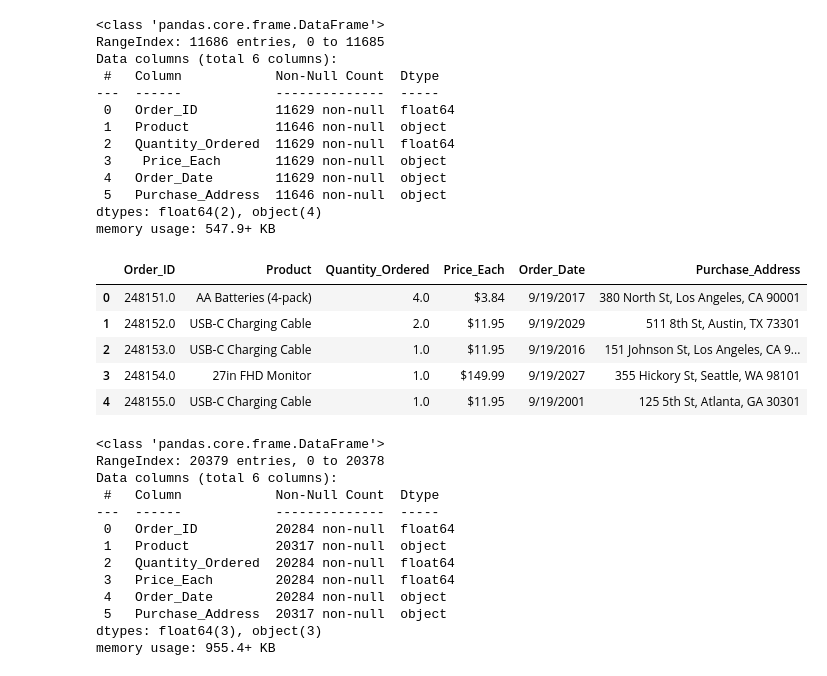
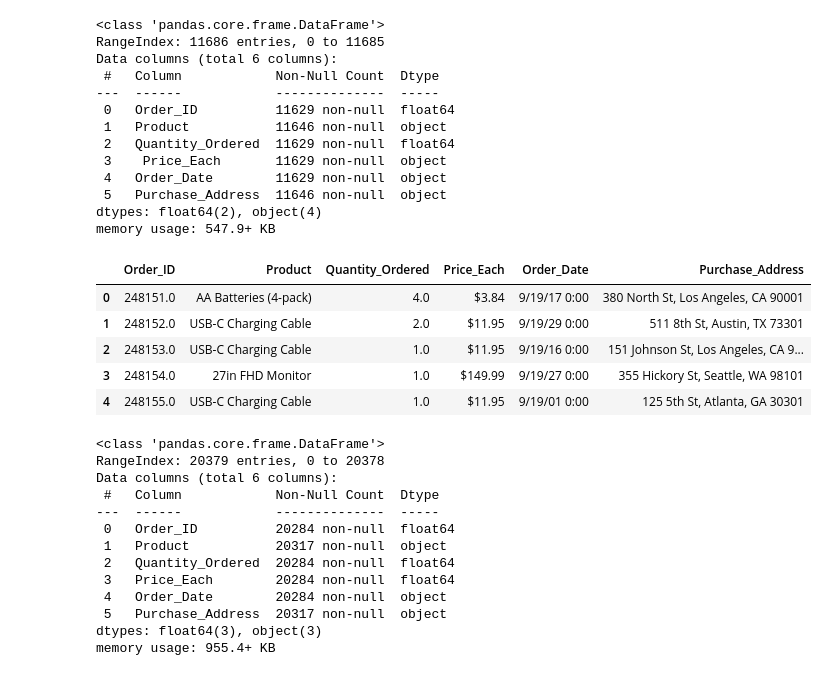
Before and after one commit to lihlasaisi/Sales-Dashboard, a Jupyter notebook: Sales EDA.ipynb, the cells around one changed output. Drawn from its saved outputs; the diff is of its cells as text; code cells hidden in the pictures.

```diff
--- a/Sales EDA.ipynb
+++ b/Sales EDA.ipynb
@@ -10,7 +16,7 @@ May=pd.read_csv(r'C:\Users\hp\Box\Azubi-Africa\Capstone\Final\Sales_May_2019.csv
 Jun=pd.read_csv(r'C:\Users\hp\Box\Azubi-Africa\Capstone\Final\Sales_June_2019.csv')
 Jul=pd.read_csv(r'C:\Users\hp\Box\Azubi-Africa\Capstone\Final\Sales_July_2019.csv')
 Aug=pd.read_csv(r'C:\Users\hp\Box\Azubi-Africa\Capstone\Final\Sales_August_2019.csv')
-Sept=pd.read_csv(r'C:\Users\hp\Box\Azubi-Africa\Capstone\Final\Sales_September_2019.csv')
+Sep=pd.read_csv(r'C:\Users\hp\Box\Azubi-Africa\Capstone\Final\Sales_September_2019.csv')
 Oct=pd.read_csv(r'C:\Users\hp\Box\Azubi-Africa\Capstone\Final\Sales_October_2019.csv')
 Nov=pd.read_csv(r'C:\Users\hp\Box\Azubi-Africa\Capstone\Final\Sales_November_2019.csv')
 Dec=pd.read_csv(r'C:\Users\hp\Box\Azubi-Africa\Capstone\Final\Sales_December_2019.csv')
@@ -199,28 +207,28 @@ memory usage: 563.1+ KB
 | 3 | 236673.0 | AA Batteries (4-pack) | 2.0 | 3.840000 | 8/19/2029 20:59 | 631 2nd St, Los Angeles, CA 90001 |
 | 4 | 236674.0 | AA Batteries (4-pack) | 2.0 | 3.840000 | 8/19/2015 19:53 | 736 14th St, New York City, NY 10001 |
 # %%
-Sept.info()
-Sept.head()
+Sep.info()
+Sep.head()
 # %% [output]
 <class 'pandas.core.frame.DataFrame'>
 RangeIndex: 11686 entries, 0 to 11685
 Data columns (total 6 columns):
  #   Column            Non-Null Count  Dtype
 ---  ------            --------------  -----
  0   Order_ID          11629 non-null  float64
  1   Product           11646 non-null  object
  2   Quantity_Ordered  11629 non-null  float64
  3    Price_Each       11629 non-null  object
  4   Order_Date        11629 non-null  object
  5   Purchase_Address  11646 non-null  object
 dtypes: float64(2), object(4)
 memory usage: 547.9+ KB
 |  | Order_ID | Product | Quantity_Ordered | Price_Each | Order_Date | Purchase_Address |
-| 0 | 248151.0 | AA Batteries (4-pack) | 4.0 | $3.84 | 9/19/2017 | 380 North St, Los Angeles, CA 90001 |
-| 1 | 248152.0 | USB-C Charging Cable | 2.0 | $11.95 | 9/19/2029 | 511 8th St, Austin, TX 73301 |
-| 2 | 248153.0 | USB-C Charging Cable | 1.0 | $11.95 | 9/19/2016 | 151 Johnson St, Los Angeles, CA 9... |
-| 3 | 248154.0 | 27in FHD Monitor | 1.0 | $149.99 | 9/19/2027 | 355 Hickory St, Seattle, WA 98101 |
-| 4 | 248155.0 | USB-C Charging Cable | 1.0 | $11.95 | 9/19/2001 | 125 5th St, Atlanta, GA 30301 |
+| 0 | 248151.0 | AA Batteries (4-pack) | 4.0 | $3.84 | 9/19/17 0:00 | 380 North St, Los Angeles, CA 90001 |
+| 1 | 248152.0 | USB-C Charging Cable | 2.0 | $11.95 | 9/19/29 0:00 | 511 8th St, Austin, TX 73301 |
+| 2 | 248153.0 | USB-C Charging Cable | 1.0 | $11.95 | 9/19/16 0:00 | 151 Johnson St, Los Angeles, CA 9... |
+| 3 | 248154.0 | 27in FHD Monitor | 1.0 | $149.99 | 9/19/27 0:00 | 355 Hickory St, Seattle, WA 98101 |
+| 4 | 248155.0 | USB-C Charging Cable | 1.0 | $11.95 | 9/19/01 0:00 | 125 5th St, Atlanta, GA 30301 |
 # %%
 Oct.info()
 Oct.head()
```
Also changed, not shown: parts of 15 cells of this notebook.
